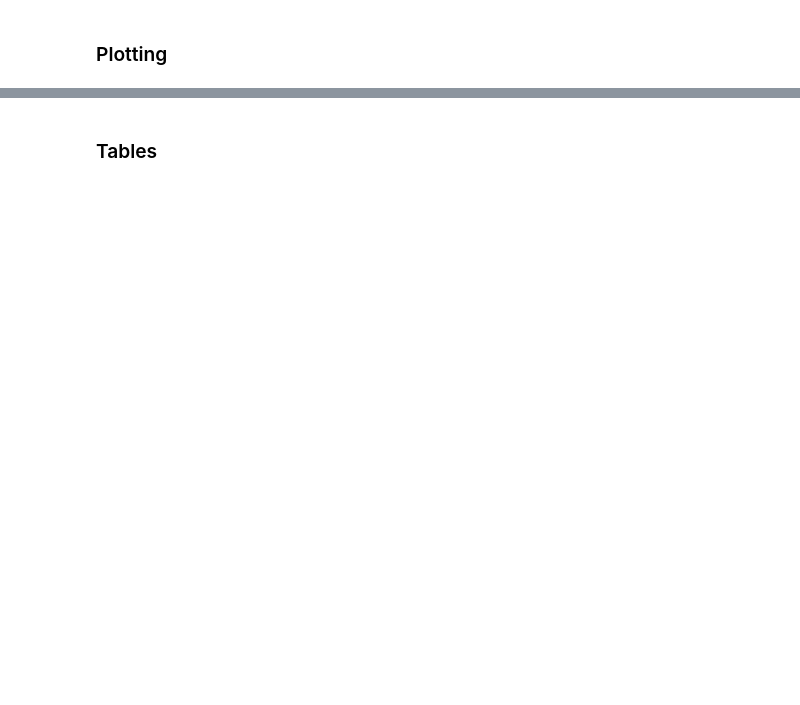
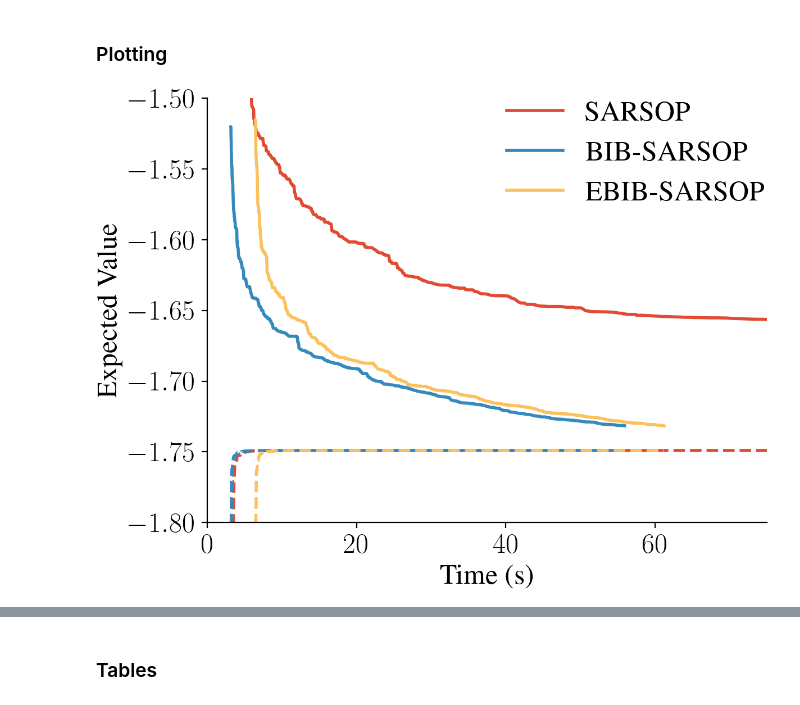
Before and after one commit to MKrale/Tighter_Informed_Bound, a Jupyter notebook: plotting_python.ipynb, the cells around one changed output, grey strips where cells are left out. Drawn from its saved outputs; the diff is of its cells as text; code cells hidden in the pictures; blank space fills up the shorter version.

Commit message:
Added interpretation stuff & simulations Sarsop

```diff
--- a/plotting_python.ipynb
+++ b/plotting_python.ipynb
@@ -15,10 +15,10 @@ pres_sarsop = []
 pres_ub = []
 # all_envs = ["ABC", "Tiger", "RockSample5", "RockSample10", "K-out-of-N2", "K-out-of-N3",
 #             "FrozenLake4", "FrozenLake10", "Tag", "Hallway1", "Hallway2", "MiniHallway", "TigerGrid"] # All envs
-# all_envs = ["ABC", "Tiger", "RockSample5", "RockSample10", "K-out-of-N2", "K-out-of-N3",
+all_envs = ["ABC", "Tiger", "RockSample5", "RockSample10", "K-out-of-N2", "K-out-of-N3",
+            "FrozenLake4", "FrozenLake10", "Tag",  "SparseHallway1", "SparseHallway2", "SparseTigerGrid"] # Messing around...
+# all_envs = ["ABC", "Tiger", "RockSample5", "K-out-of-N2", "K-out-of-N3",
 #             "FrozenLake4", "FrozenLake10", "Tag",  "SparseHallway1", "SparseHallway2", "SparseTigerGrid"] # Messing around...
-all_envs = ["ABC", "Tiger", "RockSample5", "K-out-of-N2", "K-out-of-N3",
-            "FrozenLake4", "FrozenLake10", "Tag",  "SparseHallway1", "SparseHallway2", "SparseTigerGrid"] # Messing around...
 Env_to_latex_name = {
     "ABC" : "\\custom",
     "Tiger":"\\tiger",
@@ -38,6 +38,12 @@ Env_to_latex_name = {
     "MiniHallway":"\\minihallway"
 }
 
+solver_to_heuristic = {
+    "SARSOP" : "FIB",
+    "BIB-SARSOP" : "BIB",
+    "EBIB-SARSOP" : "EBIB"
+}
+
 
 
 # all_envs = ["ABC", "Tiger", "RockSample5", "FrozenLake4"] #Testing envs
@@ -47,7 +53,6 @@ pre_ub = "./Data/UpperBounds/UpperBoundTest_"
 post_sarsop = f"_t{time}_d{str(discount)[2:]}.json"
 post_ub =f"_d{str(discount)[2:]}.json"
 for env in all_envs:
-    pres_sarsop.append(pre_sarsop + env + "_" )
     pres_ub.append(pre_ub + env + "_")
 
 # solvers = ["SARSOP", "BIB-SARSOP", "EBIB-SARSOP"]
@@ -58,7 +63,8 @@ def get_data_plot(env:str):
     ts, ubs, lbs = [], [], []
     solvernames, envname = [], ""
     for s in solvers:
-        with open(pre_sarsop+env+"_"+s+post_sarsop) as file:
+        filename = pre_sarsop+env+"_"+s+post_sarsop
+        with open(filename) as file:
             data = json.load(file)
             ts.append(data["times"])
             ubs.append(data["ubs"])
@@ -69,4 +75,28 @@ def get_data_plot(env:str):
     return ts, ubs, lbs, solvernames, envname
 # %% [markdown]
 ### Plotting
+# %%
+colours =  ['#E24A33', '#348ABD',  '#FBC15E', '#8EBA42', '#FFB5B8']
+
+# K-out-of-N2
+
+ts, ubs, lbs, solvernames, envname = get_data_plot("K-out-of-N2")
+
+for (i,label) in enumerate(solvernames):
+    plt.plot(ts[i][1:],ubs[i][1:], label=label, color=colours[i], linestyle="-")
+    plt.plot(ts[i][1:],lbs[i][1:], label=None, color=colours[i], linestyle="--")
+    # x,y  = ts[i][-1], (ubs[i][-1] + lbs[i][-1])/2
+    # plt.plot(x,y, marker="o", markersize=15, label=None, color=colours[i])
+    # x,y  = ts[i][-1], lbs[i][-1]
+    # plt.plot(x,y, marker="X", markersize=10, label=None, color=colours[i])
+
+plt.xlabel("Time (s)")
+plt.ylabel("Expected Value")
+
+plt.ylim(-1.8, -1.5)
+plt.xlim(0,75)
+plt.legend()
+plt.show()
+# %% [output]
+[figure, added]
 # %%
```
Also changed, not shown: parts of 5 cells of this notebook, 9 other files.
